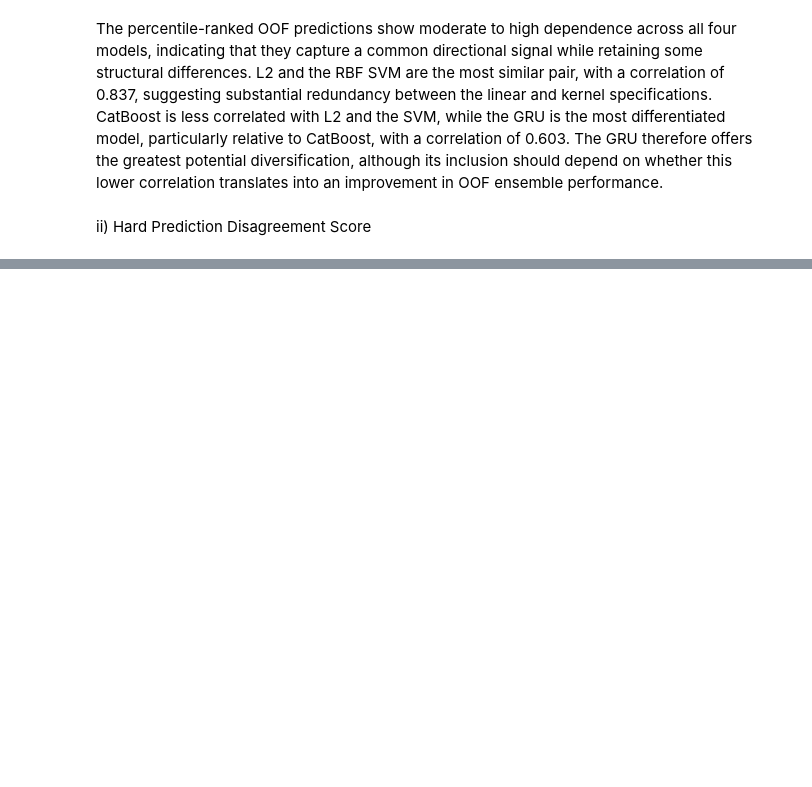
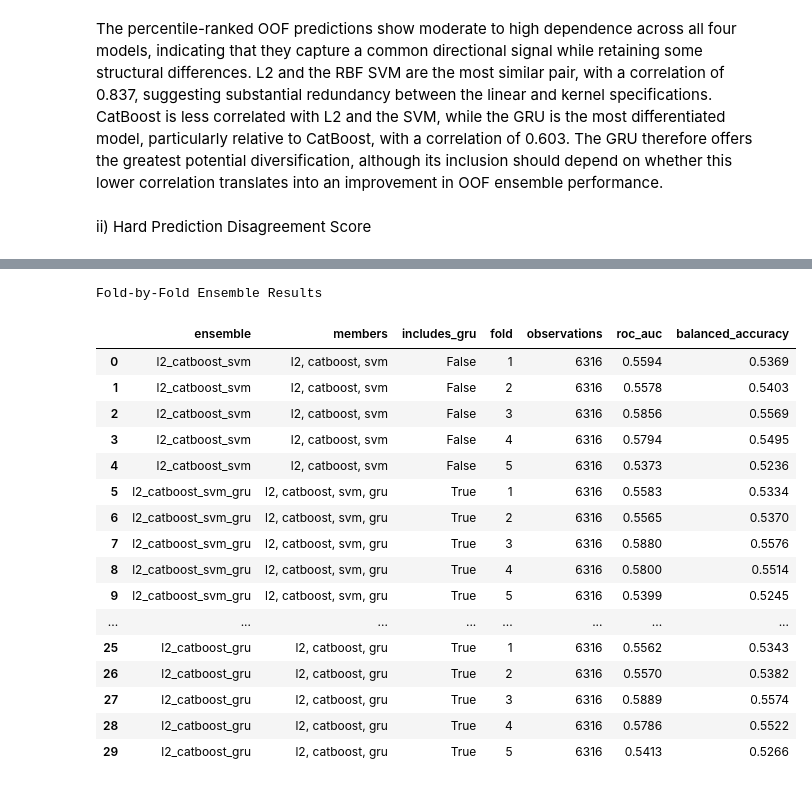
Before and after one commit to jade-lam/CQF, a Jupyter notebook: CQF_Final_Project.ipynb, the cells around one changed output, grey strips where cells are left out. Cells and saved outputs as stored; diff of their text form; code cells hidden in the pictures; blank space fills up the shorter version.

```diff
--- a/CQF_Final_Project.ipynb
+++ b/CQF_Final_Project.ipynb
@@ -6353,0 +6426,62 @@ ii) Hard Prediction Disagreement Score
+# %%
+# Compare equal-weight OOF ensembles with and without GRU
+ENSEMBLE_PATH = DATA_PATH / "oof_ensemble_comparison_4h.csv"
+
+ensemble_scores = oof_wide[["p_l2", "p_catboost", "score_svm", "p_gru"]].rank(pct=True)
+ensemble_scores.columns = ["l2", "catboost", "svm", "gru"]
+
+ensemble_data = pd.concat(
+    [oof_wide[["timestamp", "fold", "target"]].reset_index(drop=True), ensemble_scores.reset_index(drop=True)], axis=1)
+
+ensemble_specs = {
+    "l2_catboost_svm": ["l2", "catboost", "svm"],
+    "l2_catboost_svm_gru": ["l2", "catboost", "svm", "gru"],
+    "catboost_svm": ["catboost", "svm"],
+    "catboost_svm_gru": ["catboost", "svm", "gru"],
+    "l2_catboost": ["l2", "catboost"],
+    "l2_catboost_gru": ["l2", "catboost", "gru"]}
+
+ensemble_fold_rows = []
+
+for ensemble_name, members in ensemble_specs.items():
+    score_col = f"score_{ensemble_name}"
+    ensemble_data[score_col] = ensemble_data[members].mean(axis=1)
+
+    for fold in sorted(ensemble_data["fold"].unique()):
+        fold_data = ensemble_data.query("fold == @fold")
+        fold_score = fold_data[score_col]
+        fold_prediction = (fold_score >= 0.5).astype(int)
+
+        ensemble_fold_rows.append({
+            "ensemble": ensemble_name,
+            "members": ", ".join(members),
+            "includes_gru": "gru" in members,
+            "fold": fold,
+            "observations": len(fold_data),
+            "roc_auc": roc_auc_score(fold_data["target"], fold_score),
+            "balanced_accuracy": balanced_accuracy_score(fold_data["target"], fold_prediction)})
+
+ensemble_fold_results = pd.DataFrame(ensemble_fold_rows)
+
+ensemble_summary = (
+    ensemble_fold_results.groupby(["ensemble", "members", "includes_gru"], as_index=False)
+    .agg(
+        completed_folds=("fold", "nunique"),
+        mean_roc_auc=("roc_auc", "mean"),
+        std_roc_auc=("roc_auc", "std"),
+        mean_balanced_accuracy=("balanced_accuracy", "mean"),
+        std_balanced_accuracy=("balanced_accuracy", "std"))
+    .sort_values(["mean_balanced_accuracy", "mean_roc_auc"], ascending=[False, False])
+    .reset_index(drop=True))
+
+ensemble_summary.insert(0, "rank", np.arange(1, len(ensemble_summary) + 1))
+ensemble_summary.to_csv(ENSEMBLE_PATH, index=False)
+
+print("OOF Ensemble Comparison Ranked by Balanced Accuracy")
+display(ensemble_summary.round(4))
+
+print("\nFold-by-Fold Ensemble Results")
+display(ensemble_fold_results.round(4))
+
+print("Saved to:", ENSEMBLE_PATH)
+# %% [output]
@@ -6353,0 +6496,18 @@ ii) Hard Prediction Disagreement Score
+Fold-by-Fold Ensemble Results
+|  | ensemble | members | includes_gru | fold | observations | roc_auc | balanced_accuracy |
+| 0 | l2_catboost_svm | l2, catboost, svm | False | 1 | 6316 | 0.5594 | 0.5369 |
+| 1 | l2_catboost_svm | l2, catboost, svm | False | 2 | 6316 | 0.5578 | 0.5403 |
+| 2 | l2_catboost_svm | l2, catboost, svm | False | 3 | 6316 | 0.5856 | 0.5569 |
+| 3 | l2_catboost_svm | l2, catboost, svm | False | 4 | 6316 | 0.5794 | 0.5495 |
+| 4 | l2_catboost_svm | l2, catboost, svm | False | 5 | 6316 | 0.5373 | 0.5236 |
+| 5 | l2_catboost_svm_gru | l2, catboost, svm, gru | True | 1 | 6316 | 0.5583 | 0.5334 |
+| 6 | l2_catboost_svm_gru | l2, catboost, svm, gru | True | 2 | 6316 | 0.5565 | 0.5370 |
+| 7 | l2_catboost_svm_gru | l2, catboost, svm, gru | True | 3 | 6316 | 0.5880 | 0.5576 |
+| 8 | l2_catboost_svm_gru | l2, catboost, svm, gru | True | 4 | 6316 | 0.5800 | 0.5514 |
+| 9 | l2_catboost_svm_gru | l2, catboost, svm, gru | True | 5 | 6316 | 0.5399 | 0.5245 |
+| ... | ... | ... | ... | ... | ... | ... | ... |
+| 25 | l2_catboost_gru | l2, catboost, gru | True | 1 | 6316 | 0.5562 | 0.5343 |
+| 26 | l2_catboost_gru | l2, catboost, gru | True | 2 | 6316 | 0.5570 | 0.5382 |
+| 27 | l2_catboost_gru | l2, catboost, gru | True | 3 | 6316 | 0.5889 | 0.5574 |
+| 28 | l2_catboost_gru | l2, catboost, gru | True | 4 | 6316 | 0.5786 | 0.5522 |
+| 29 | l2_catboost_gru | l2, catboost, gru | True | 5 | 6316 | 0.5413 | 0.5266 |
```
Also changed, not shown: parts of 30 cells of this notebook.
